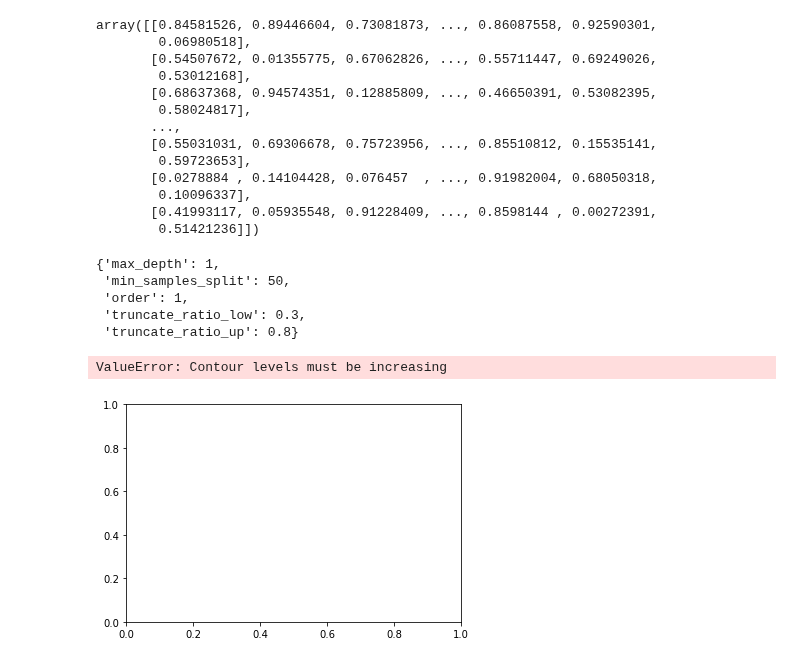
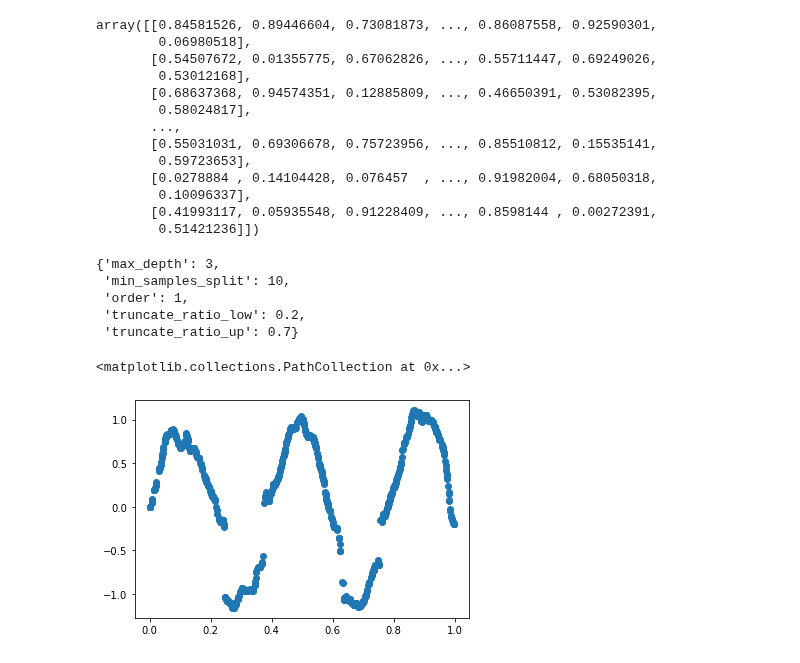
Before and after one commit to Karlmyh/RTER, a Jupyter notebook: parameter tuning.ipynb, the cells around one changed output. Drawn from its saved outputs; the diff is of its cells as text; code cells hidden in the pictures.

```diff
--- a/parameter tuning.ipynb
+++ b/parameter tuning.ipynb
@@ -20,11 +20,11 @@ import os
 
 
 
+np.random.seed(1)
 
 
 
-
-sample_generator=TestDistribution(4).returnDistribution()
+sample_generator=TestDistribution(1).returnDistribution()
 n_test, n_train = 1000,2000
 X_train, Y_train = sample_generator.generate(n_train)
 X_test, Y_test = sample_generator.generate_true(n_test)
@@ -137,15 +137,15 @@ array([[0.84581526, 0.89446604, 0.73081873, ..., 0.86087558, 0.92590301,
 # %%
 cv_model_RTER.best_params_
 # %% [output]
-{'max_depth': 1,
- 'min_samples_split': 50,
+{'max_depth': 3,
+ 'min_samples_split': 10,
  'order': 1,
- 'truncate_ratio_low': 0.3,
- 'truncate_ratio_up': 0.8}
+ 'truncate_ratio_low': 0.2,
+ 'truncate_ratio_up': 0.7}
 # %%
 import matplotlib.pyplot as plt
-# %%
-plt.contourf(X_test[:,:2],Y_test)
-# %% [output]
-ValueError: Contour levels must be increasing
-[figure, removed]
+# %%
+plt.scatter(X_test.ravel(), y_hat_RTER)
+# %% [output]
+<matplotlib.collections.PathCollection at 0x...>
+[figure, added]
```
Also changed, not shown: parts of 1 cell of this notebook, 7 other files.
